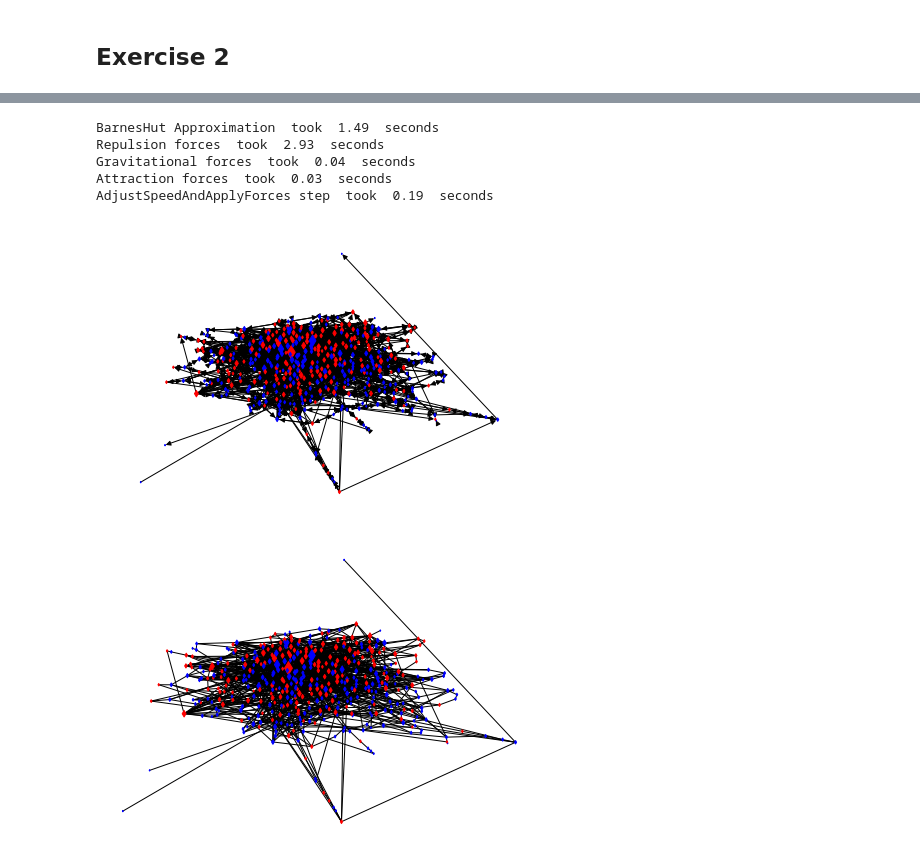
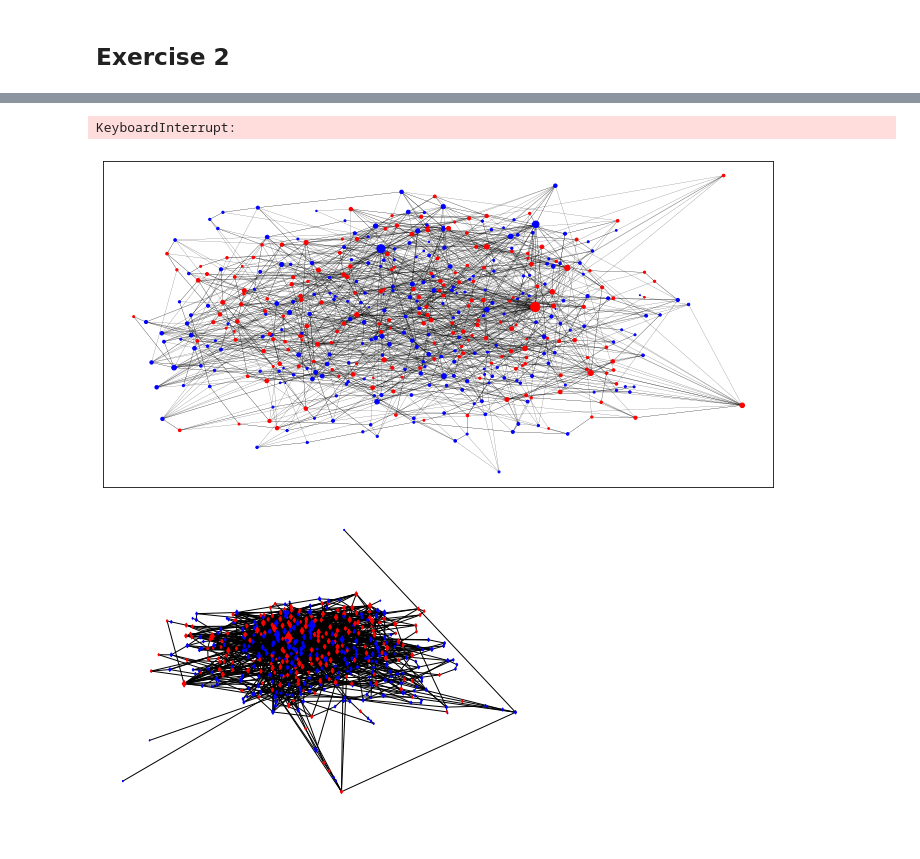
Before and after one commit to YangYuesong0323/network, a Jupyter notebook: Week5/Week5_exercise.ipynb, the cells around one changed output, grey strips where cells are left out. Drawn from its saved outputs; the diff is of its cells as text; code cells hidden in the pictures.

```diff
--- a/Week5/Week5_exercise.ipynb
+++ b/Week5/Week5_exercise.ipynb
@@ -83,29 +83,25 @@ forceatlas2 = ForceAtlas2(
                         outboundAttractionDistribution=True,  # Dissuade hubs
                         linLogMode=False,  # NOT IMPLEMENTED
                         adjustSizes=False,  # Prevent overlap (NOT IMPLEMENTED)
-                        edgeWeightInfluence=1.0,
+                        edgeWeightInfluence=0,
 
                         # Performance
-                        jitterTolerance=0.2,  # Tolerance
+                        jitterTolerance=0.0001,  # Tolerance
                         barnesHutOptimize=True,
-                        barnesHutTheta=1.2,
+                        barnesHutTheta=0.08,
                         multiThreaded=False,  # NOT IMPLEMENTED
 
                         # Tuning
-                        scalingRatio=5.0,
+                        scalingRatio=0.001,
                         strongGravityMode=False,
-                        gravity=0.1,
+                        gravity=0,
 
                         # Log
-                        verbose=True)
+                        verbose=False)
 # %%
-positions = forceatlas2.forceatlas2_networkx_layout(G, pos=None,iterations=2000)
+positions = forceatlas2.forceatlas2_networkx_layout(G, pos=None,iterations=10000)
 # %% [output]
-BarnesHut Approximation  took  1.49  seconds
-Repulsion forces  took  2.93  seconds
-Gravitational forces  took  0.04  seconds
-Attraction forces  took  0.03  seconds
-AdjustSpeedAndApplyForces step  took  0.19  seconds
+KeyboardInterrupt:
 # %%
 baseList=list(G.nodes(data=True))
 color_list=[]
@@ -116,12 +112,15 @@ for node in baseList:
         color_list.append("blue")
 size_list=[x[1] for x in list(G.degree)]
 # %%
-nx.draw(G, positions,
+plt.rc('figure', figsize=(12, 6))
+nx.draw_networkx(G, positions,
         node_size=size_list, node_color=color_list,
-        node_shape='d',
+        node_shape='o',
+        width=0.15,
+        arrows=False,
         with_labels=False)
 # %% [output]
-[figure, old version]
+[figure, new version]
 # %%
 G_non=G.to_undirected()
 # %%
```
Also changed, not shown: parts of 1 cell of this notebook, 1 other file.
